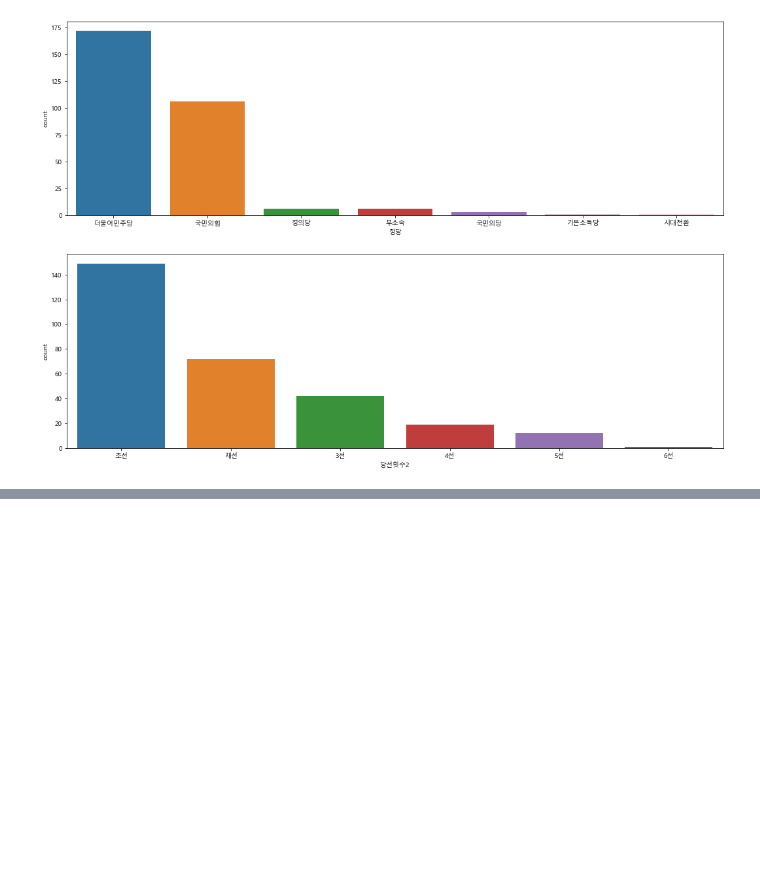
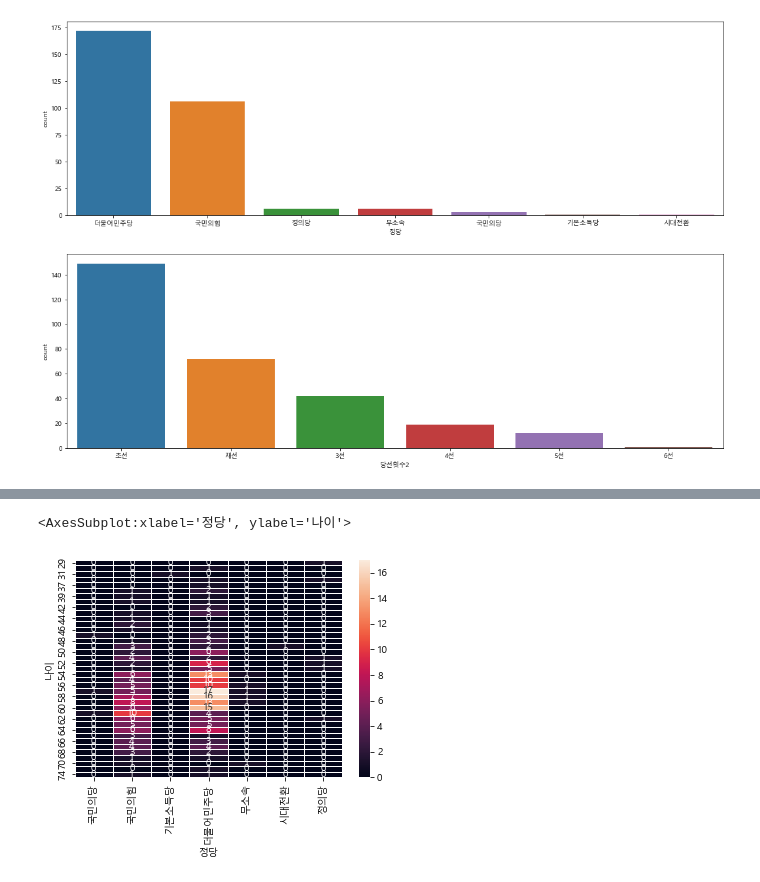
Before and after one commit to NestVail/python_webscraping, a Jupyter notebook: 국회의원현황.ipynb, the cells around one changed output, grey strips where cells are left out. Drawn from its saved outputs; the diff is of its cells as text; code cells hidden in the pictures; blank space fills up the shorter version.

```diff
--- a/국회의원현황.ipynb
+++ b/국회의원현황.ipynb
@@ -319,0 +368,7 @@ sns.countplot(data=mem_df, x='당선횟수2', ax=axes2, order=mem_df['당선횟
+# %%
+age_pivot_df=mem_df.pivot_table(index='나이', columns='정당', aggfunc='size').fillna(0).astype(int)
+# %%
+sns.heatmap(age_pivot_df, fmt='d', linewidths=1, annot=True)
+# %% [output]
+<AxesSubplot:xlabel='정당', ylabel='나이'>
+[figure, added]
```
Also changed, not shown: parts of 16 cells of this notebook, 1 other file.
